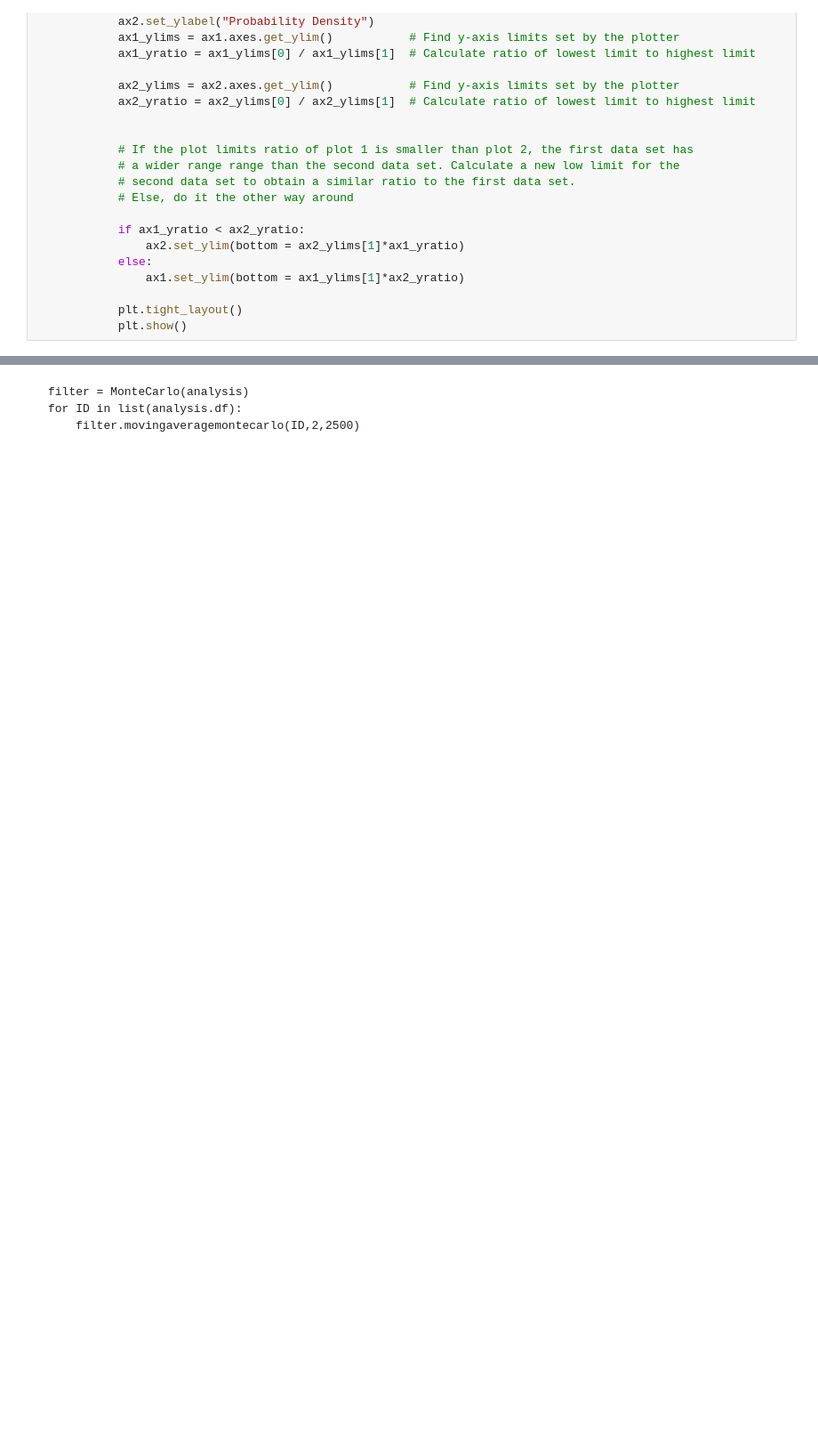
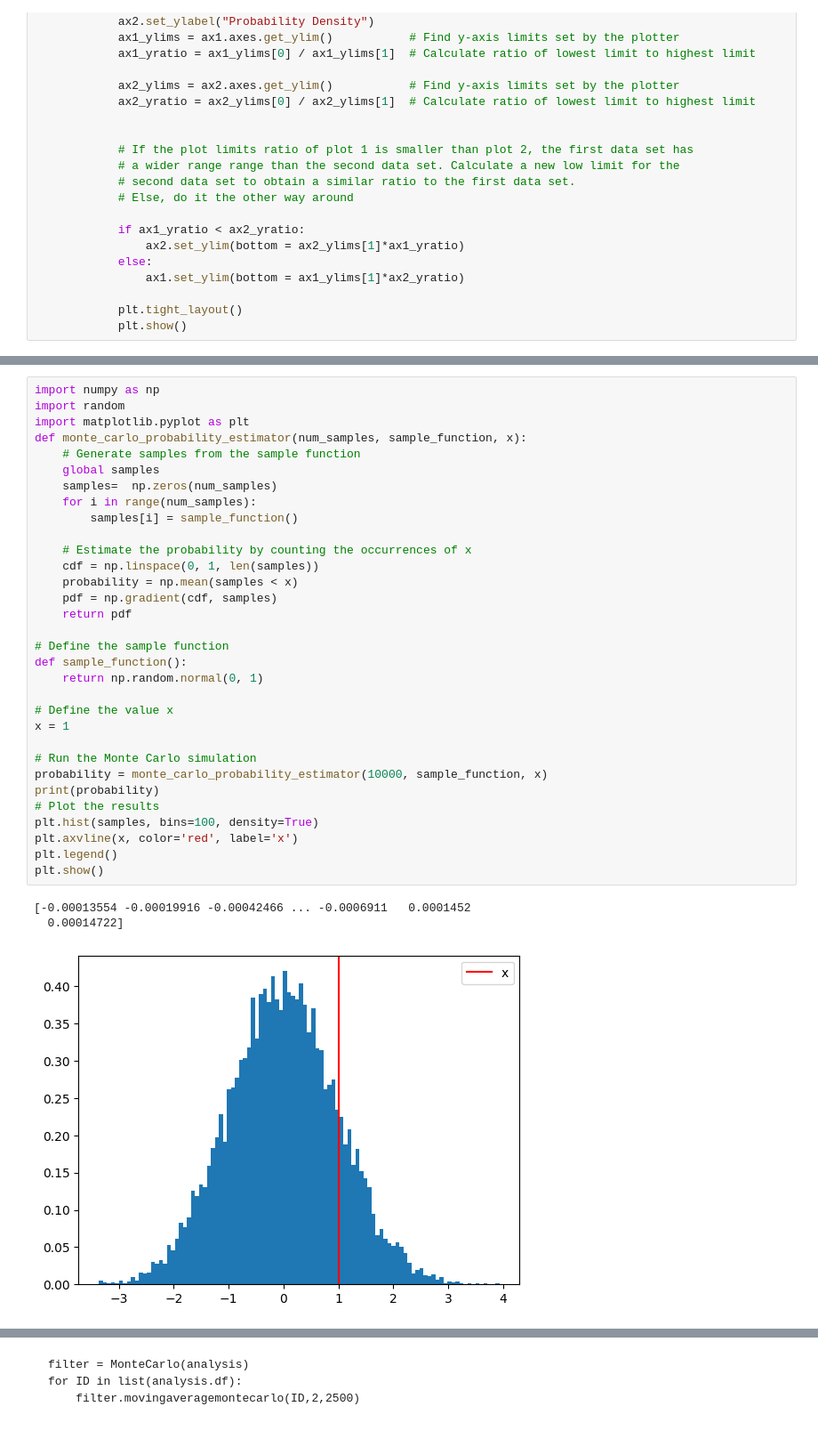
Before and after one commit to KvKid/Exploration-of-Sequential-Monte-Carlo-to-Time-Series-Data, a Jupyter notebook: main.ipynb, the cells around one changed output, grey strips where cells are left out. Shown at 89% size. Saved outputs shown, nothing was run; the diff lists cells and outputs as text; blank space fills up the shorter version.

```diff
--- a/main.ipynb
+++ b/main.ipynb
@@ -365,0 +494,36 @@ class MonteCarlo:
+# %%
+import numpy as np
+import random
+import matplotlib.pyplot as plt
+def monte_carlo_probability_estimator(num_samples, sample_function, x):
+    # Generate samples from the sample function
+    global samples
+    samples=  np.zeros(num_samples)
+    for i in range(num_samples):
+        samples[i] = sample_function()
+
+    # Estimate the probability by counting the occurrences of x
+    cdf = np.linspace(0, 1, len(samples))
+    probability = np.mean(samples < x)
+    pdf = np.gradient(cdf, samples)
+    return pdf
+
+# Define the sample function
+def sample_function():
+    return np.random.normal(0, 1)
+
+# Define the value x
+x = 1
+
+# Run the Monte Carlo simulation
+probability = monte_carlo_probability_estimator(10000, sample_function, x)
+print(probability)
+# Plot the results
+plt.hist(samples, bins=100, density=True)
+plt.axvline(x, color='red', label='x')
+plt.legend()
+plt.show()
+# %% [output]
+[-0.00013554 -0.00019916 -0.00042466 ... -0.0006911   0.0001452
+  0.00014722]
+[figure, added]
```
Also changed, not shown: parts of 9 cells of this notebook.
